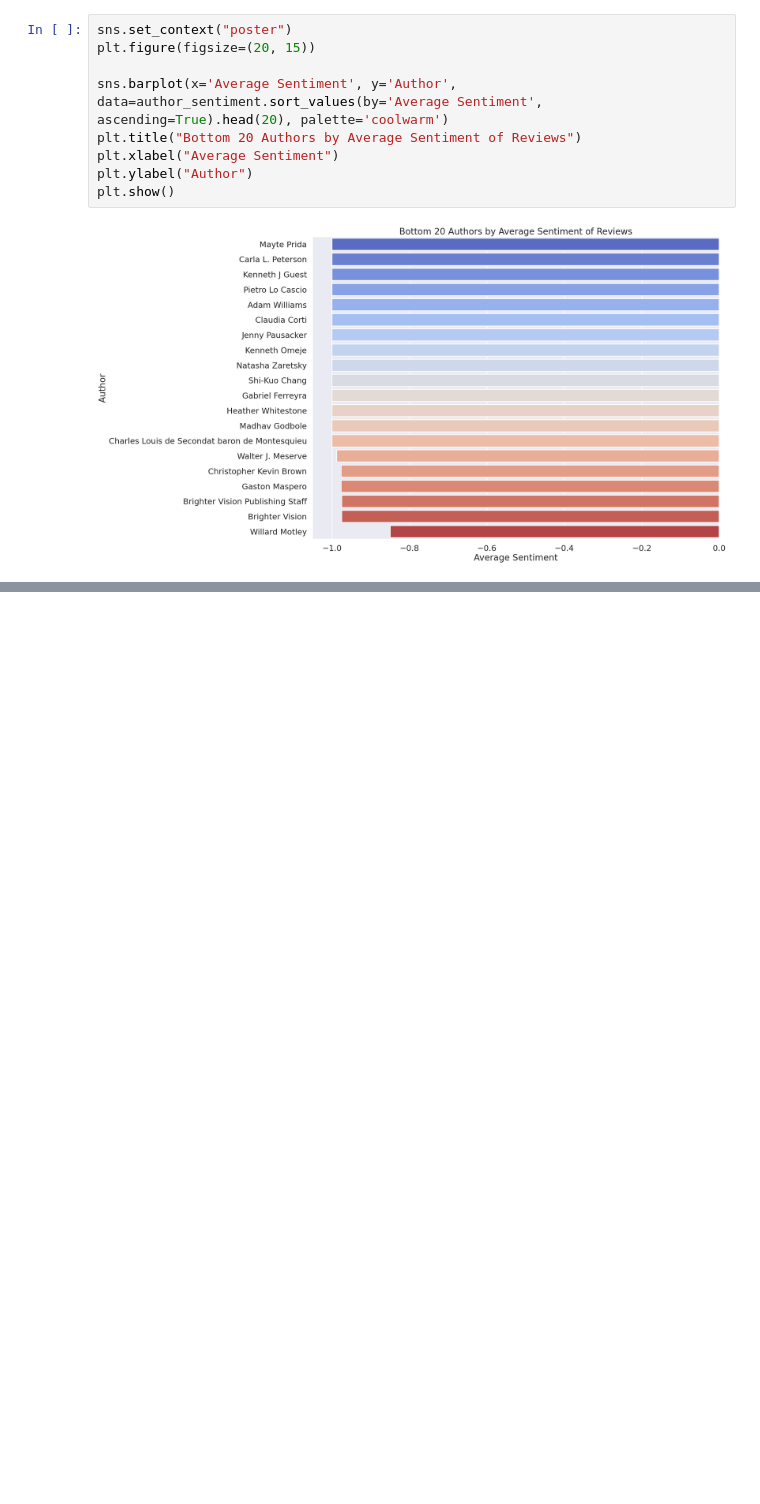
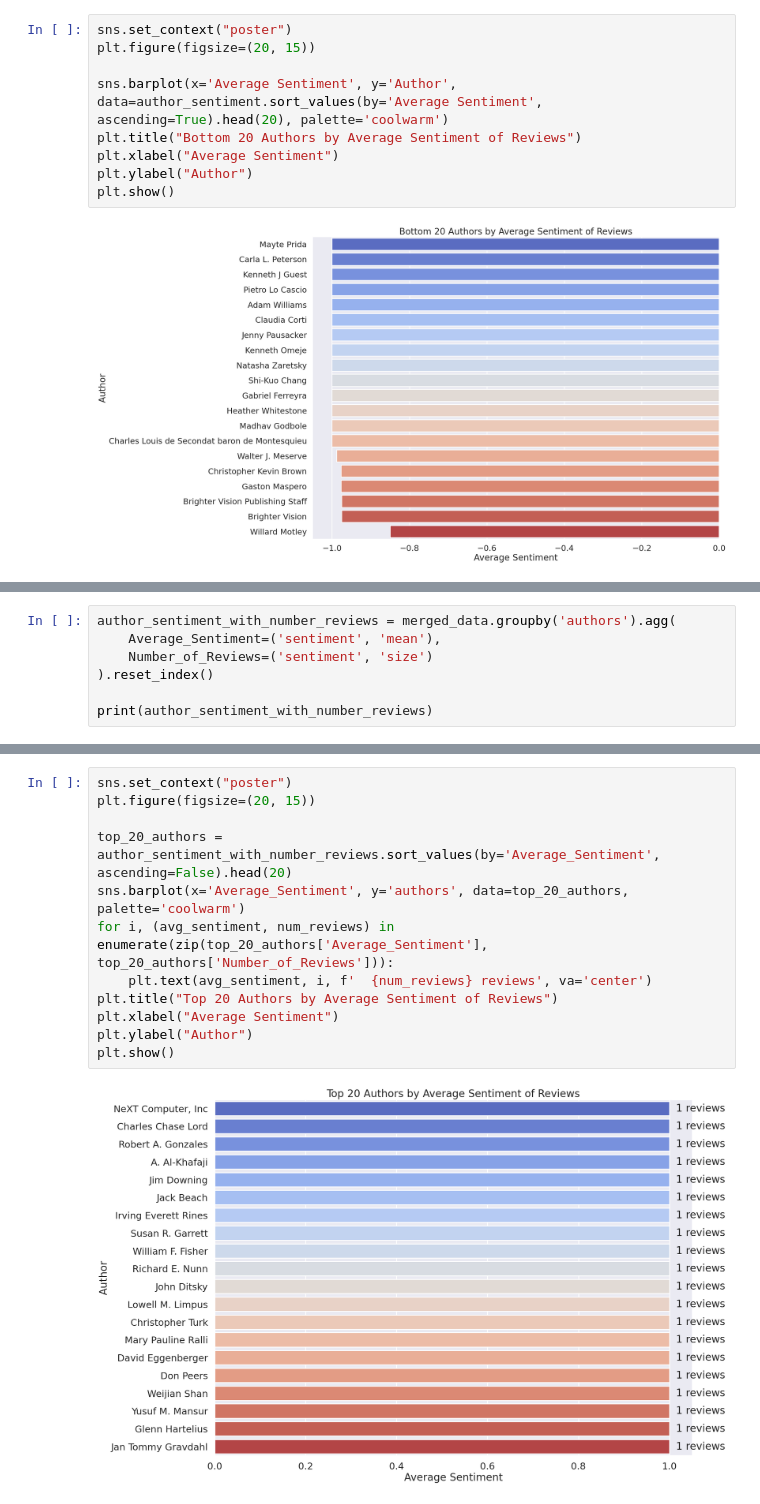
Before and after one commit to danielepolotow/book_data, a Jupyter notebook: notebooks/Sentiment Analysis.ipynb, the cells around one changed output, grey strips where cells are left out. Saved outputs shown, nothing was run; the diff lists cells and outputs as text; blank space fills up the shorter version.

Commit message:
update sentiment notebook

```diff
--- a/notebooks/Sentiment Analysis.ipynb
+++ b/notebooks/Sentiment Analysis.ipynb
@@ -116,0 +166,7 @@ plt.show()
+# %%
+author_sentiment_with_number_reviews = merged_data.groupby('authors').agg(
+    Average_Sentiment=('sentiment', 'mean'),
+    Number_of_Reviews=('sentiment', 'size')
+).reset_index()
+
+print(author_sentiment_with_number_reviews)
@@ -116,0 +188,14 @@ plt.show()
+# %%
+sns.set_context("poster")
+plt.figure(figsize=(20, 15))
+
+top_20_authors = author_sentiment_with_number_reviews.sort_values(by='Average_Sentiment', ascending=False).head(20)
+sns.barplot(x='Average_Sentiment', y='authors', data=top_20_authors, palette='coolwarm')
+for i, (avg_sentiment, num_reviews) in enumerate(zip(top_20_authors['Average_Sentiment'], top_20_authors['Number_of_Reviews'])):
+    plt.text(avg_sentiment, i, f'  {num_reviews} reviews', va='center')
+plt.title("Top 20 Authors by Average Sentiment of Reviews")
+plt.xlabel("Average Sentiment")
+plt.ylabel("Author")
+plt.show()
+# %% [output]
+[figure, added]
```
Also changed, not shown: parts of 14 cells of this notebook.
